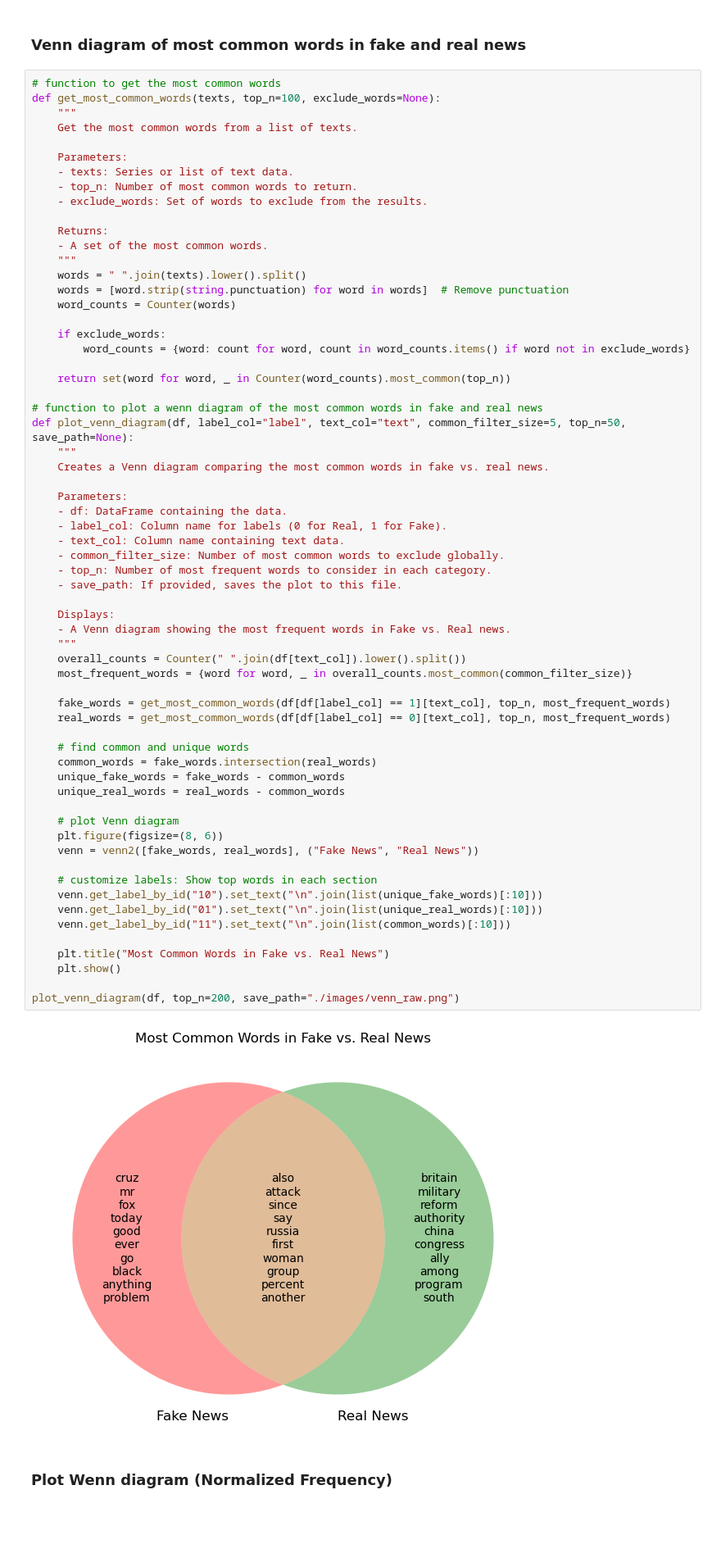
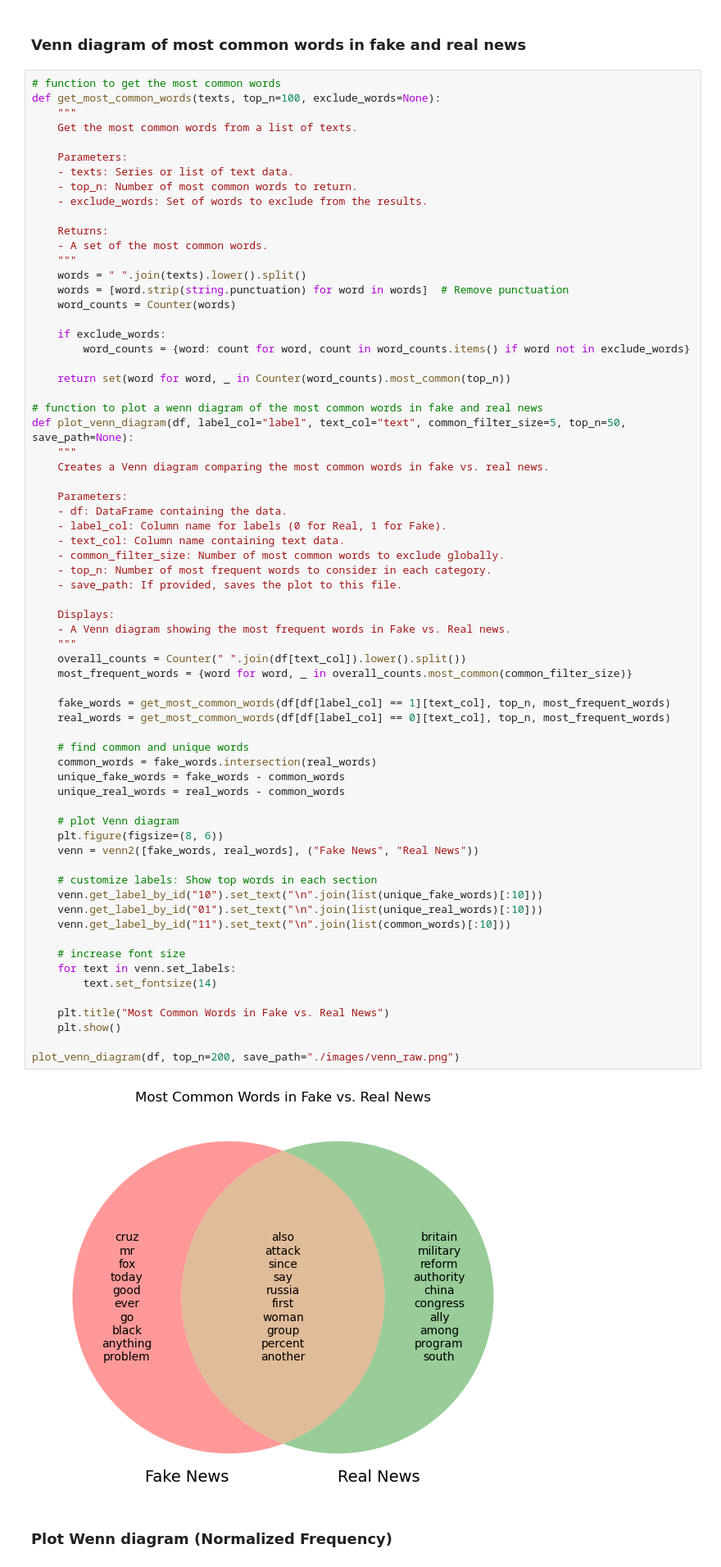
Before and after one commit to oblomovite/fake_news_classifier, a Jupyter notebook: index.ipynb, the cells around one changed output. Shown at 82% size. Drawn from its saved outputs; the diff is of its cells as text; blank space fills up the shorter version.

```diff
--- a/index.ipynb
+++ b/index.ipynb
@@ -440,34 +460,38 @@ def plot_venn_diagram(df, label_col="label", text_col="text", common_filter_size
     - save_path: If provided, saves the plot to this file.
 
     Displays:
     - A Venn diagram showing the most frequent words in Fake vs. Real news.
     """
     overall_counts = Counter(" ".join(df[text_col]).lower().split())
     most_frequent_words = {word for word, _ in overall_counts.most_common(common_filter_size)}
 
     fake_words = get_most_common_words(df[df[label_col] == 1][text_col], top_n, most_frequent_words)
     real_words = get_most_common_words(df[df[label_col] == 0][text_col], top_n, most_frequent_words)
 
     # find common and unique words
     common_words = fake_words.intersection(real_words)
     unique_fake_words = fake_words - common_words
     unique_real_words = real_words - common_words
 
     # plot Venn diagram
     plt.figure(figsize=(8, 6))
     venn = venn2([fake_words, real_words], ("Fake News", "Real News"))
 
     # customize labels: Show top words in each section
     venn.get_label_by_id("10").set_text("\n".join(list(unique_fake_words)[:10]))
     venn.get_label_by_id("01").set_text("\n".join(list(unique_real_words)[:10]))
     venn.get_label_by_id("11").set_text("\n".join(list(common_words)[:10]))
 
+    # increase font size
+    for text in venn.set_labels:
+        text.set_fontsize(14)
+
     plt.title("Most Common Words in Fake vs. Real News")
     plt.show()
 
 plot_venn_diagram(df, top_n=200, save_path="./images/venn_raw.png")
 # %% [output]
-[figure, old version]
+[figure, new version]
 # %% [markdown]
 ### Plot Wenn diagram (Normalized Frequency)
 # %%
```
Also changed, not shown: parts of 15 cells of this notebook, 3 other files.
